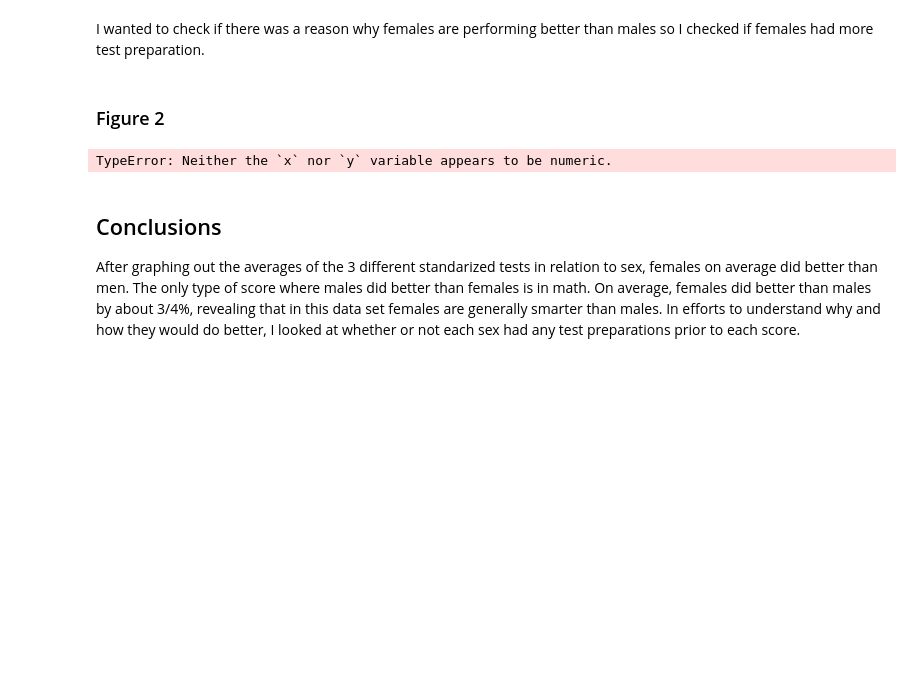
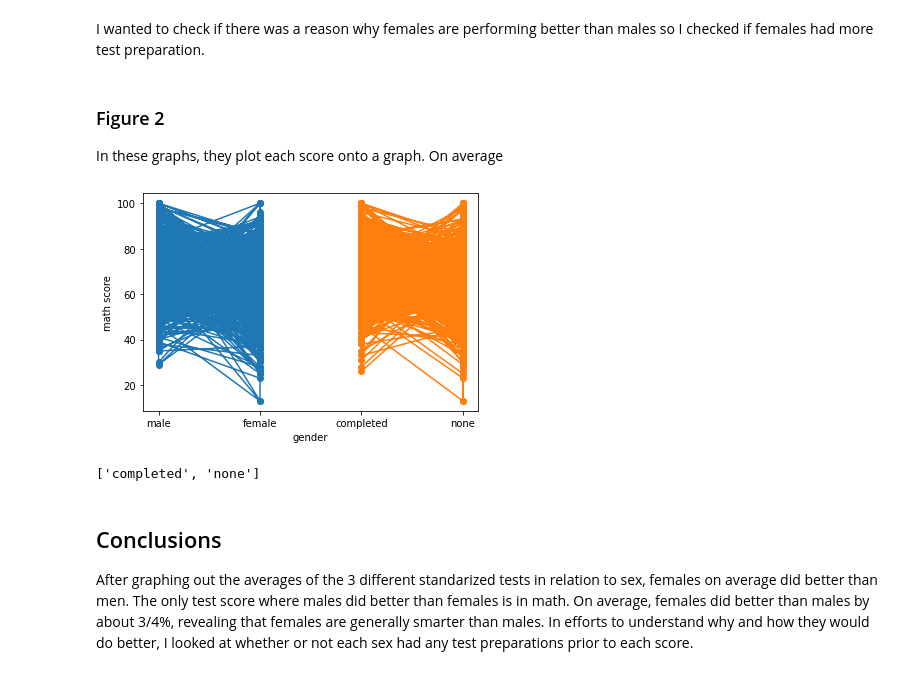
Before and after one commit to ubco-W2022T1-cosc301/project-group01, a Jupyter notebook: notebooks/analysis2.ipynb, the cells around one changed output. Drawn from its saved outputs; the diff is of its cells as text; code cells hidden in the pictures; blank space fills up the shorter version.

```diff
--- a/notebooks/analysis2.ipynb
+++ b/notebooks/analysis2.ipynb
@@ -192,12 +189,23 @@ sns.barplot(x='gender',y='average score', data=d, hue='gender', capsize =0.25)
 # %% [markdown]
 I wanted to check if there was a reason why females are performing better than males so I checked if females had more test preparation.
-# %% [markdown]
-### Figure 2
+# %% [markdown]
+### Figure 2
+In these graphs, they plot each score onto a graph. On average
+# %%
+d = pd.read_csv('../data/raw/exams.csv')
+fig, ax = plt.subplots()
+ax.plot(d["gender"], d["math score"], marker="o")
+ax.set_xlabel("gender")
+ax.set_ylabel("math score")
+ax.plot(d["test preparation course"], d["math score"], marker="o")
+plt.show()
+# %% [output]
+[figure, added]
 # %%
 d = pd.read_csv('../data/raw/exams.csv')
-sns.barplot(x='gender',y='test preparation course', data=d,estimator=np.median, capsize = 0.75)
+list(d["test preparation course"].unique())
 # %% [output]
-TypeError: Neither the `x` nor `y` variable appears to be numeric.
+['completed', 'none']
 # %% [markdown]
 ## Conclusions
-After graphing out the averages of the 3 different standarized tests in relation to sex, females on average did better than men. The only type of score where males did better than females is in math. On average, females did better than males by about 3/4%, revealing that in this data set females are generally smarter than males. In efforts to understand why and how they would do better, I looked at whether or not each sex had any test preparations prior to each score.
+After graphing out the averages of the 3 different standarized tests in relation to sex, females on average did better than men. The only test score where males did better than females is in math. On average, females did better than males by about 3/4%, revealing that females are generally smarter than males. In efforts to understand why and how they would do better, I looked at whether or not each sex had any test preparations prior to each score.
```
Also changed, not shown: parts of 4 cells of this notebook, 4 other files.
